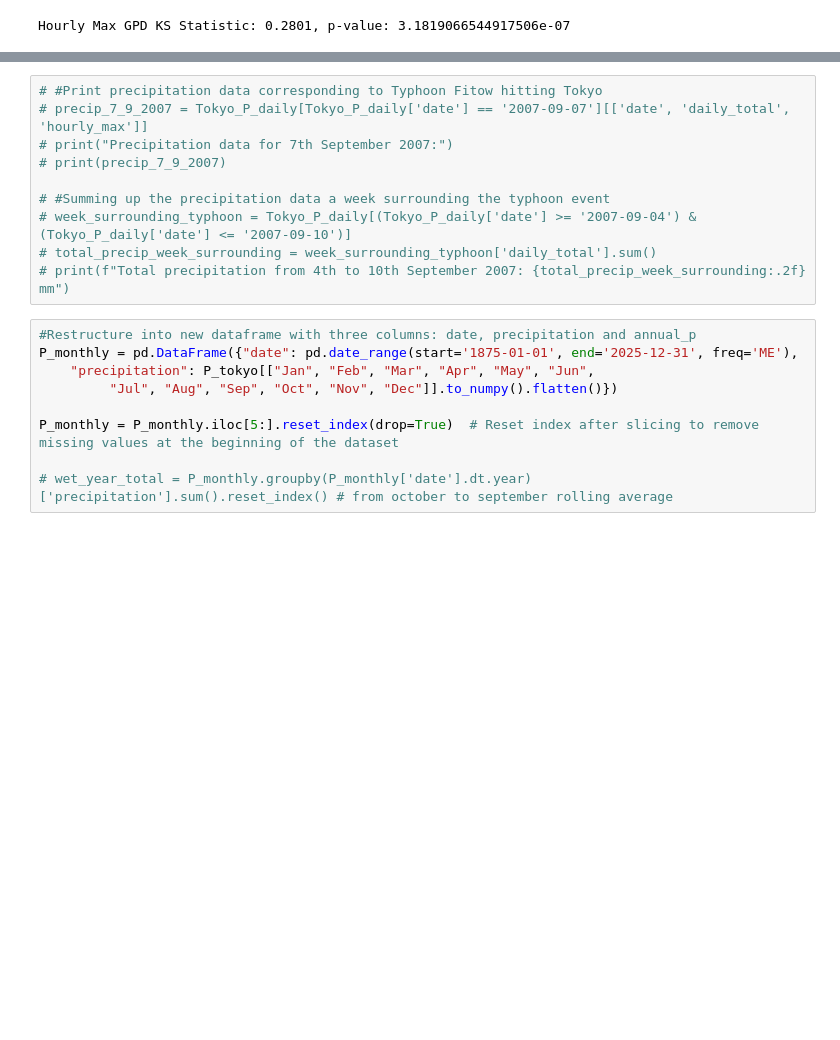
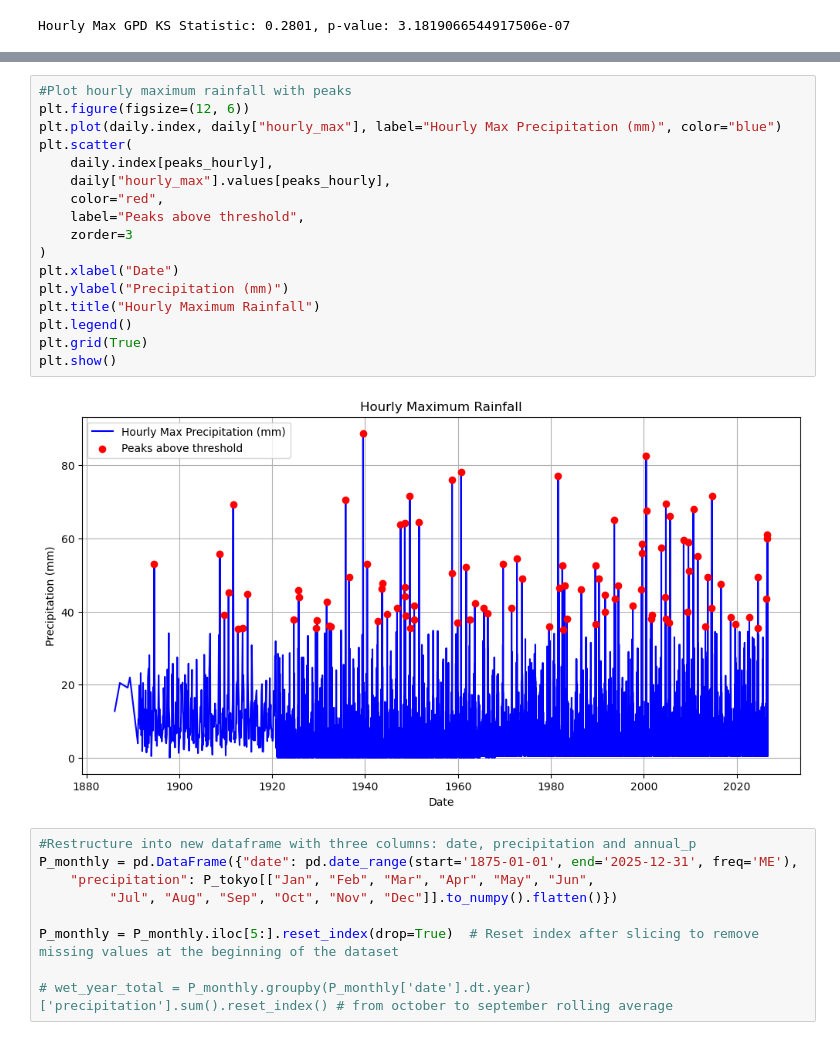
Before and after one commit to foozdemiroglu-gif/MP411-Tokyo, a Jupyter notebook: Hydraulic_analysis.ipynb, the cells around one changed output, grey strips where cells are left out. Saved outputs shown, nothing was run; the diff lists cells and outputs as text; blank space fills up the shorter version.

```diff
--- a/Hydraulic_analysis.ipynb
+++ b/Hydraulic_analysis.ipynb
@@ -779,13 +788,22 @@ Return period:200 years, Hourly Max Precipitation (GPD): 116.90 mm
-# %%
-# #Print precipitation data corresponding to Typhoon Fitow hitting Tokyo
-# precip_7_9_2007 = Tokyo_P_daily[Tokyo_P_daily['date'] == '2007-09-07'][['date', 'daily_total', 'hourly_max']]
-# print("Precipitation data for 7th September 2007:")
-# print(precip_7_9_2007)
-
-# #Summing up the precipitation data a week surrounding the typhoon event
-# week_surrounding_typhoon = Tokyo_P_daily[(Tokyo_P_daily['date'] >= '2007-09-04') & (Tokyo_P_daily['date'] <= '2007-09-10')]
-# total_precip_week_surrounding = week_surrounding_typhoon['daily_total'].sum()
-# print(f"Total precipitation from 4th to 10th September 2007: {total_precip_week_surrounding:.2f} mm")
+# %%
+#Plot hourly maximum rainfall with peaks
+plt.figure(figsize=(12, 6))
+plt.plot(daily.index, daily["hourly_max"], label="Hourly Max Precipitation (mm)", color="blue")
+plt.scatter(
+    daily.index[peaks_hourly],
+    daily["hourly_max"].values[peaks_hourly],
+    color="red",
+    label="Peaks above threshold",
+    zorder=3
+)
+plt.xlabel("Date")
+plt.ylabel("Precipitation (mm)")
+plt.title("Hourly Maximum Rainfall")
+plt.legend()
+plt.grid(True)
+plt.show()
+# %% [output]
+[figure, added]
 # %%
 #Restructure into new dataframe with three columns: date, precipitation and annual_p
 P_monthly = pd.DataFrame({"date": pd.date_range(start='1875-01-01', end='2025-12-31', freq='ME'),
```
Also changed, not shown: parts of 30 cells of this notebook, 2 other files.
